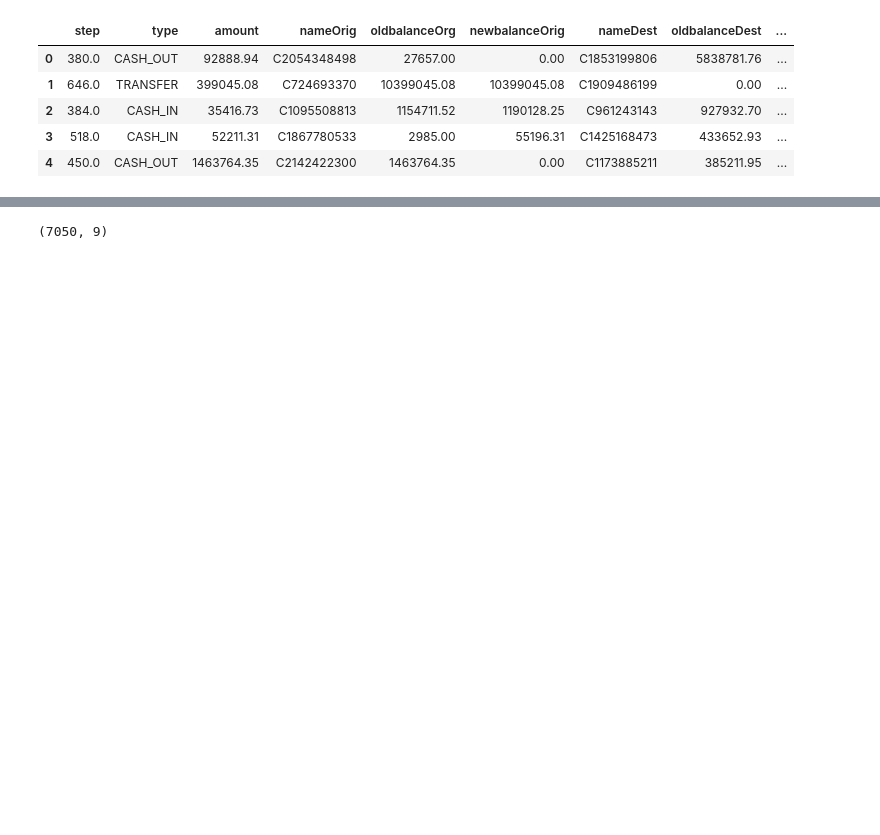
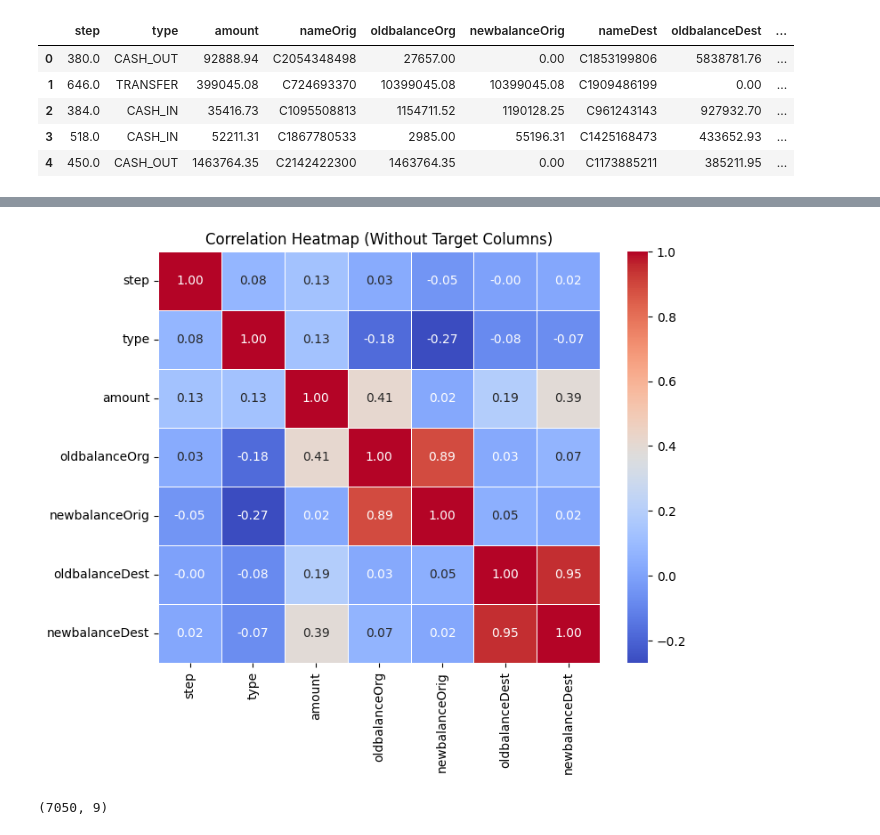
Before and after one commit to sergekamanzi/Fraudent-Docs, a Jupyter notebook: transaction.ipynb, the cells around one changed output, grey strips where cells are left out. Cells and saved outputs as stored; diff of their text form; code cells hidden in the pictures; blank space fills up the shorter version.

```diff
--- a/transaction.ipynb
+++ b/transaction.ipynb
@@ -74,3 +40,14 @@ data.head()
+# %%
+# Compute the correlation matrix
+corr_matrix = data.drop(columns=['isFraud', 'isFlaggedFraud']).corr()
+
+# Create the heatmap
+plt.figure(figsize=(8, 6))
+sns.heatmap(corr_matrix, annot=True, cmap='coolwarm', fmt='.2f', linewidths=0.5)
+plt.title('Correlation Heatmap (Without Target Columns)')
+plt.show()
+# %% [output]
+[figure, added]
 # %%
 data.shape
 # %% [output]
```
Also changed, not shown: parts of 5 cells of this notebook.
